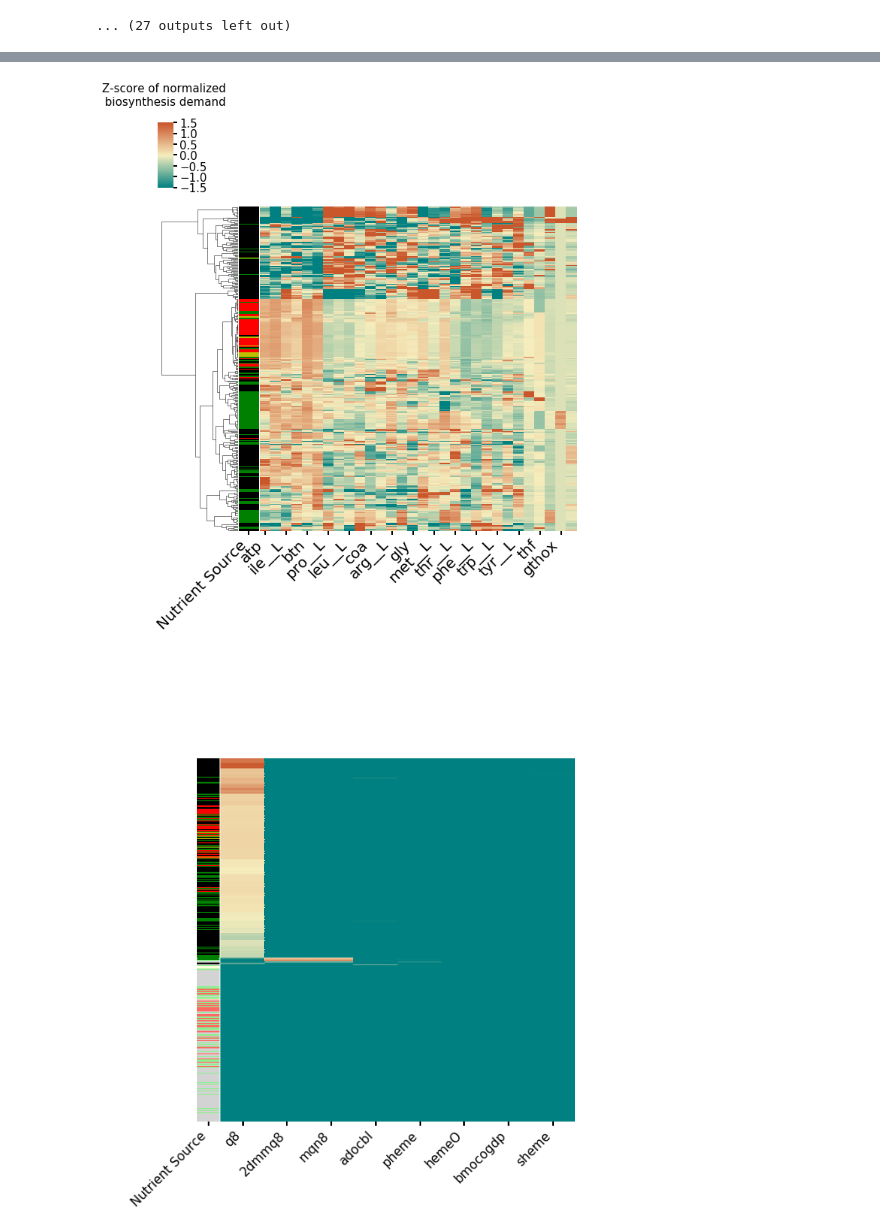
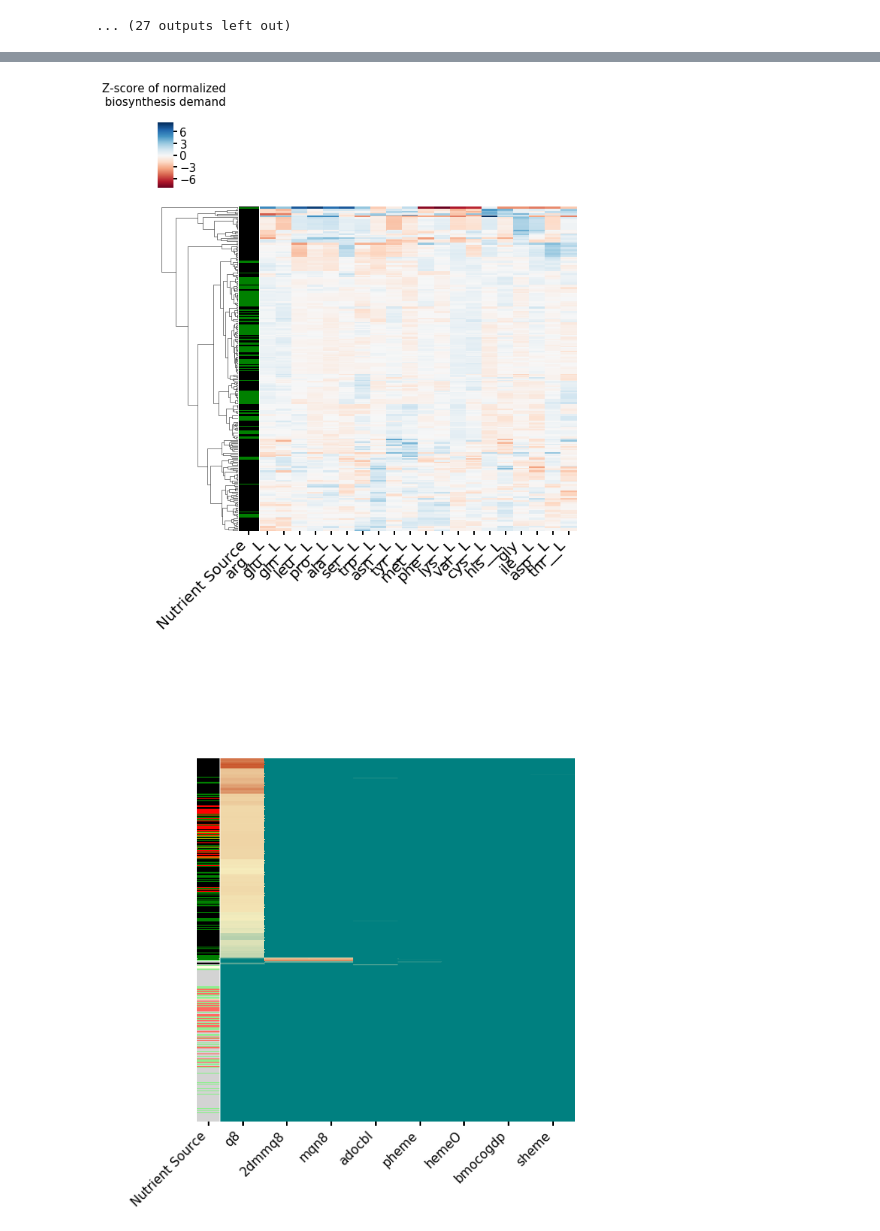
Before and after one commit to coltonlloyd/me_biomass, a Jupyter notebook: me_cofactor/NEW_analyze_me_biomass_predictions.ipynb, the cells around one changed output, grey strips where cells are left out. Drawn from its saved outputs; the diff is of its cells as text; code cells hidden in the pictures.

```diff
--- a/me_cofactor/NEW_analyze_me_biomass_predictions.ipynb
+++ b/me_cofactor/NEW_analyze_me_biomass_predictions.ipynb
@@ -520,0 +741,11 @@ for i in new_df.index:
+# %%
+fig, ax = plt.subplots(figsize=(15, 3))
+non_skip_df = new_df.drop([i for i in new_df.index if i not in clus_to_skip])
+non_skip_df['Cluster'] = non_skip_df.index.astype(str) + non_skip_df['mets'].map(lambda x: ' (%s)' % x)
+non_skip_df = non_skip_df.set_index('Cluster')
+new_df_w_aas = non_skip_df[[i for i in non_skip_df.columns if i not in ['mets', 'changes']]] -1
+new_df_w_aas.T.plot(kind = 'bar', ax=ax)
+ax.set_facecolor('w')
+ax.legend(facecolor='w', ncol=2)
+ax.set_title('Fold change of micronutrient demand from mean')
+ax.set_ylabel('Fold change from mean')
@@ -520,0 +826,15 @@ for i in new_df.index:
+# %%
+%matplotlib inline
+cluster = 4
+
+sig_dif = binary_p_df.loc[cluster][binary_p_df.loc[cluster] > 0].index
+sources = [i for i in new_df.loc[cluster].mets.strip("'").split(', ')]
+for col in sig_dif:
+    plt.hist([z_df.loc[sources, col], z_df.loc[[i for i in z_df.index if i not in sources], col]],
+             bins=50, normed=True)
+    plt.title(col)
+    plt.show()
+
+    sns.kdeplot(z_df.loc[sources, col].values)
+    sns.kdeplot(z_df.loc[[i for i in z_df.index if i not in sources], col].values)
+    plt.show()
@@ -529,7 +855,7 @@ from scipy.stats import ttest_ind
 # %%
 to_plot = [i for i in new_df.drop('mets', axis=1).columns]
 for col in new_df.drop('mets', axis=1).T.columns:
-    if col != 23:
+    if col != 6:
         continue
     fig, ax = plt.subplots()
     log2_fc = new_df.drop('mets', axis=1)[to_plot].T[col] - new_df.drop('mets', axis=1)[to_plot].median()
@@ -592,25 +924,28 @@ for i, col in enumerate(cluster_df.columns):
 # %%
 import seaborn as sns
 from matplotlib import pyplot as plt
 import palettable
-log2fc_df = cluster_df[cluster_df>0].dropna(axis=1)#.applymap(lambda x: np.log10(x))
+log2fc_df = cluster_df[cluster_df>0].dropna(axis=1) #.applymap(np.log10)
+log2fc_df = log2fc_df[[i for i in log2fc_df.columns if i in aas]]
 #log2fc_df = log2fc_df[[i for i in log2fc_df.columns if i not in aas]]
-log2fc_df = log2fc_df.loc[[i for i in log2fc_df.index if 'anaerobic' not in i]].dropna()
+log2fc_df = log2fc_df.loc[[i for i in log2fc_df.index if 'anaerobic' not in i and (i.startswith('C') or i.startswith('N'))]].dropna()
 log2fc_df = (log2fc_df - log2fc_df.mean()) / log2fc_df.std()
-log2fc_df.clip(lower=-1.5, upper=1.5, inplace=True)
+#log2fc_df.clip(lower=-1.5, upper=1.5, inplace=True)
 g = sns.clustermap(log2fc_df, method='ward',
                    row_colors=color_df, yticklabels=False,
-                  cmap=palettable.cartocolors.diverging.Geyser_3.get_mpl_colormap())
+                  cmap=palettable.colorbrewer.diverging.RdBu_11.get_mpl_colormap(),
+                  center=0)
 g.ax_col_dendrogram.set_visible(False)
 g.ax_row_dendrogram.set_visible(True)
 g.cax.set_title(r'Z-score of normalized ' + '\n biosynthesis demand \n', size=15)
 q = plt.setp(g.ax_heatmap.get_xticklabels(), rotation=45, ha='right', size=20)
 q = plt.setp(g.ax_row_colors.get_xticklabels(), rotation=45, ha='right', size=20)
 plt.savefig('/home/sbrg-cjlloyd/Dropbox/always.svg')
 plt.savefig('/home/sbrg-cjlloyd/Dropbox/always.png')
+g.data2d.to_csv('/home/sbrg-cjlloyd/Dropbox/heatmap.csv')
 #plt.setp(g.ax_heatmap.get_xticklabels(), fontdict={'horizontalalignment': 'right', 'rotation':45})
 # %% [output]
-[figure, old version]
+[figure, new version]
 # %%
 binary_columns = cluster_df[cluster_df==0].dropna(axis=1, how='all').columns
 binary_df = cluster_df[binary_columns]
```
Also changed, not shown: parts of 56 cells of this notebook, 1 other file.
